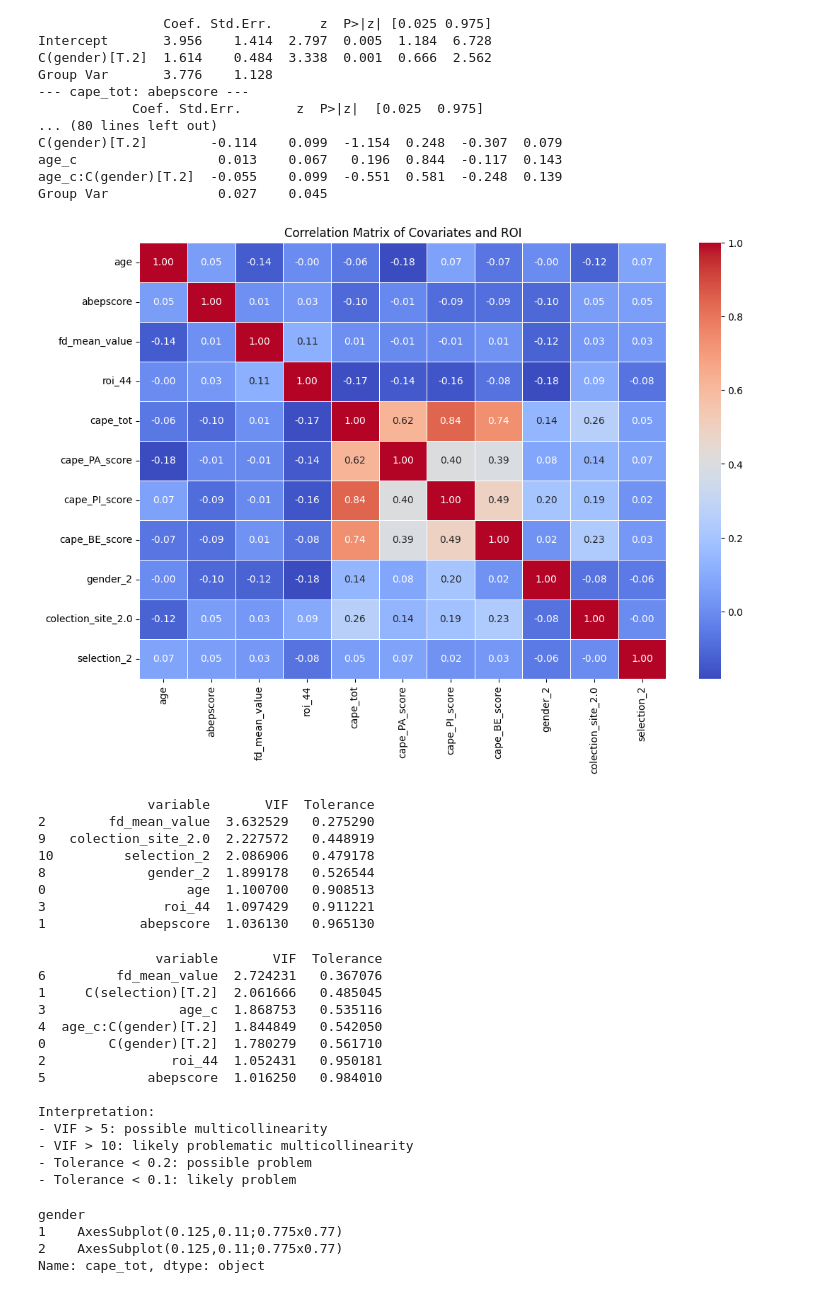
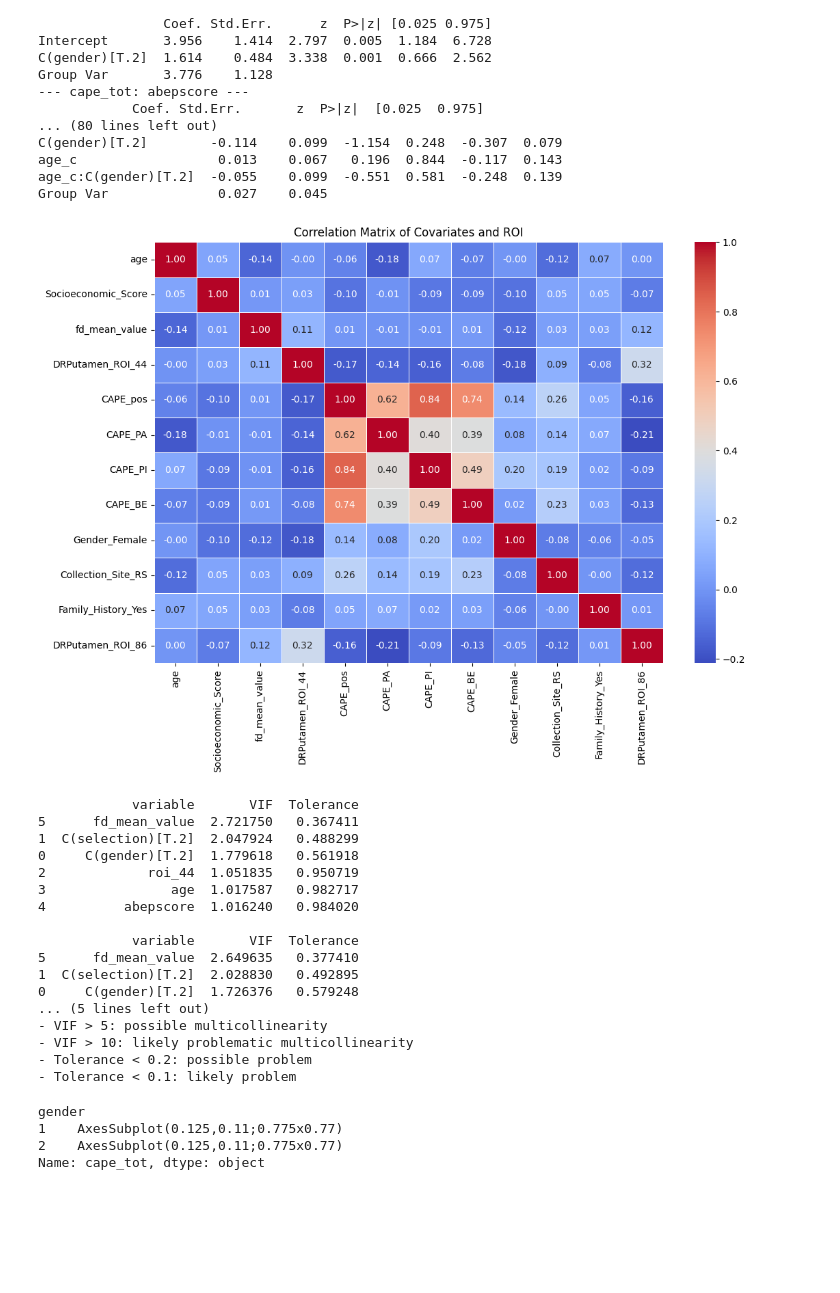
Before and after one commit to angeloodr/INPD-neuroimage-cape, a Jupyter notebook: code/seed-to-roi-2nd-level.ipynb, the cells around one changed output. Cells and saved outputs as stored; diff of their text form; code cells hidden in the pictures; blank space fills up the shorter version.

Commit message:
new analisys multicolinearuty and new plots

```diff
--- a/code/seed-to-roi-2nd-level.ipynb
+++ b/code/seed-to-roi-2nd-level.ipynb
@@ -560,53 +552,45 @@ Group Var              0.027    0.045
 # %%
 # Compute and visualize correlations between covariates
 import matplotlib.pyplot as plt
 import seaborn as sns
 
 # Use the same fixed-effects structure as your mixed model
 variables = ['age', 'gender', 'abepscore', 'colection_site', 'fd_mean_value', 'selection', 'roi_44']
 model_data = tmap_allsubj_organized['DRPutamen'][variables + ['cape_tot', 'cape_PA_score', 'cape_PI_score', 'cape_BE_score']].copy()
 
 # One-hot encode categorical variables for correlation matrix and VIF diagnostics
 model_data_encoded = pd.get_dummies(
     model_data,
     columns=['gender', 'colection_site', 'selection'],
     drop_first=True
 )
 
 # Make sure the target variables are present and the ROI variable is numeric
 model_data_encoded['roi_44'] = tmap_allsubj_organized['DRPutamen']['roi_44']
+model_data_encoded['roi_86'] = tmap_allsubj_organized['DRPutamen']['roi_86']
+
+#rename columns for clarity
+model_data_encoded.rename(columns={
+    'cape_tot': 'CAPE_pos',
+    'cape_PA_score': 'CAPE_PA',
+    'cape_PI_score': 'CAPE_PI',
+    'cape_BE_score': 'CAPE_BE',
+    'roi_44': 'DRPutamen_ROI_44',
+    'roi_86': 'DRPutamen_ROI_86',
+    'selection_2': 'Family_History_Yes',
+    'abepscore': 'Socioeconomic_Score',
+    'gender_2': 'Gender_Female',
+    'colection_site_2.0': 'Collection_Site_RS',
+}, inplace=True)
 
 corr_matrix = model_data_encoded.corr()
 
 plt.figure(figsize=(12, 8))
 sns.heatmap(corr_matrix, annot=True, cmap='coolwarm', fmt='.2f', linewidths=0.5)
 plt.title('Correlation Matrix of Covariates and ROI')
 plt.show()
-
-# VIF on the encoded matrix (without intercept)
-vif_df = pd.DataFrame({
-    'variable': model_data_encoded.columns,
-    'VIF': [variance_inflation_factor(model_data_encoded.values, i) for i in range(model_data_encoded.shape[1])],
-    'Tolerance': [1 / variance_inflation_factor(model_data_encoded.values, i) for i in range(model_data_encoded.shape[1])],
-})
-
-# Remove any non-numeric or constant columns if needed
-vif_df = vif_df[vif_df['variable'] != 'cape_tot']
-vif_df = vif_df[vif_df['variable'] != 'cape_PA_score']
-vif_df = vif_df[vif_df['variable'] != 'cape_PI_score']
-vif_df = vif_df[vif_df['variable'] != 'cape_BE_score']
-
-print(vif_df.sort_values('VIF', ascending=False))
 # %% [output]
-[figure, old version]
+[figure, new version]
-              variable       VIF  Tolerance
-2        fd_mean_value  3.632529   0.275290
-9   colection_site_2.0  2.227572   0.448919
-10         selection_2  2.086906   0.479178
-8             gender_2  1.899178   0.526544
-0                  age  1.100700   0.908513
-3               roi_44  1.097429   0.911221
-1            abepscore  1.036130   0.965130
 # %%
 import patsy
 import pandas as pd
@@ -639,29 +623,33 @@ def compute_vif_tolerance(formula, data):
     return vif_df
 
 # Example using your main model for one seed/ROI combination
-model_formula = 'cape_tot ~ roi_44 + age_c*C(gender) + abepscore + fd_mean_value+C(selection)'
-data_for_vif = tmap_allsubj_organized['DRPutamen'].copy()
+for cape, roi in zip(['cape_tot', 'cape_PA_score'], [44, 86]):
+    model_formula = f'{cape} ~ roi_{roi} + age + C(gender) + abepscore + fd_mean_value + C(selection)'
+    data_for_vif = tmap_allsubj_organized['DRPutamen'].copy()
 
-vif_table = compute_vif_tolerance(model_formula, data_for_vif)
-print(vif_table)
+    vif_table = compute_vif_tolerance(model_formula, data_for_vif)
+    print(vif_table,'\n')
 
 # Interpretation guide
-print('\nInterpretation:')
+print('Interpretation:')
 print('- VIF > 5: possible multicollinearity')
 print('- VIF > 10: likely problematic multicollinearity')
 print('- Tolerance < 0.2: possible problem')
 print('- Tolerance < 0.1: likely problem')
 # %% [output]
-               variable       VIF  Tolerance
-6         fd_mean_value  2.724231   0.367076
-1     C(selection)[T.2]  2.061666   0.485045
-3                 age_c  1.868753   0.535116
-4  age_c:C(gender)[T.2]  1.844849   0.542050
-0        C(gender)[T.2]  1.780279   0.561710
-2                roi_44  1.052431   0.950181
-5             abepscore  1.016250   0.984010
+            variable       VIF  Tolerance
+5      fd_mean_value  2.721750   0.367411
+1  C(selection)[T.2]  2.047924   0.488299
+0     C(gender)[T.2]  1.779618   0.561918
+2             roi_44  1.051835   0.950719
+3                age  1.017587   0.982717
+4          abepscore  1.016240   0.984020
 
-Interpretation:
+            variable       VIF  Tolerance
+5      fd_mean_value  2.649635   0.377410
+1  C(selection)[T.2]  2.028830   0.492895
+0     C(gender)[T.2]  1.726376   0.579248
+... (5 lines left out)
 - VIF > 5: possible multicollinearity
 - VIF > 10: likely problematic multicollinearity
 - Tolerance < 0.2: possible problem
```
Also changed, not shown: parts of 2 cells of this notebook, 2 other files.
